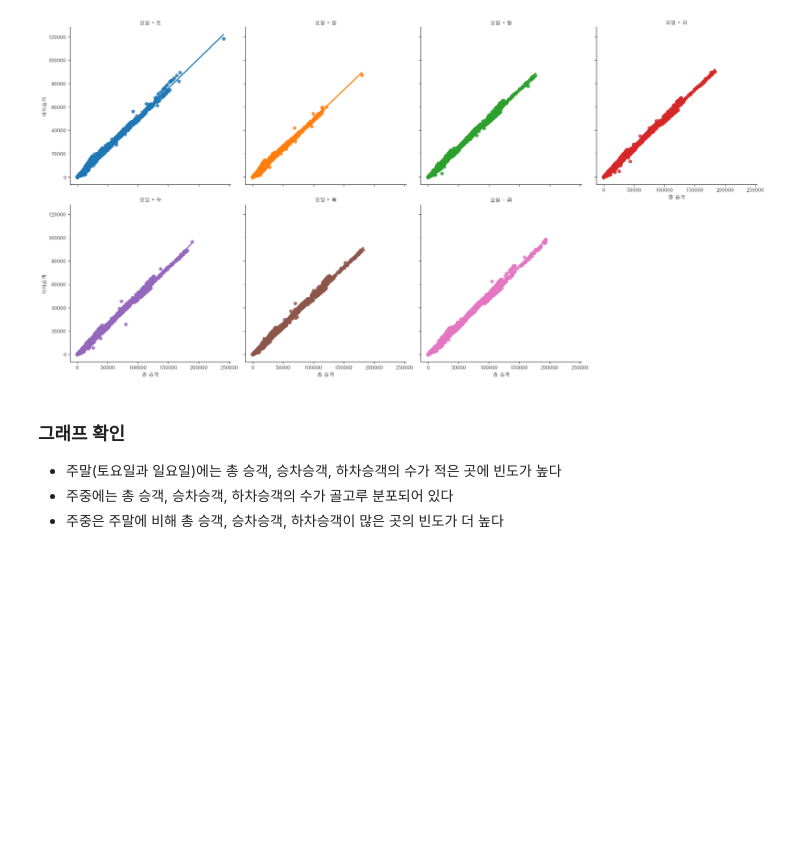
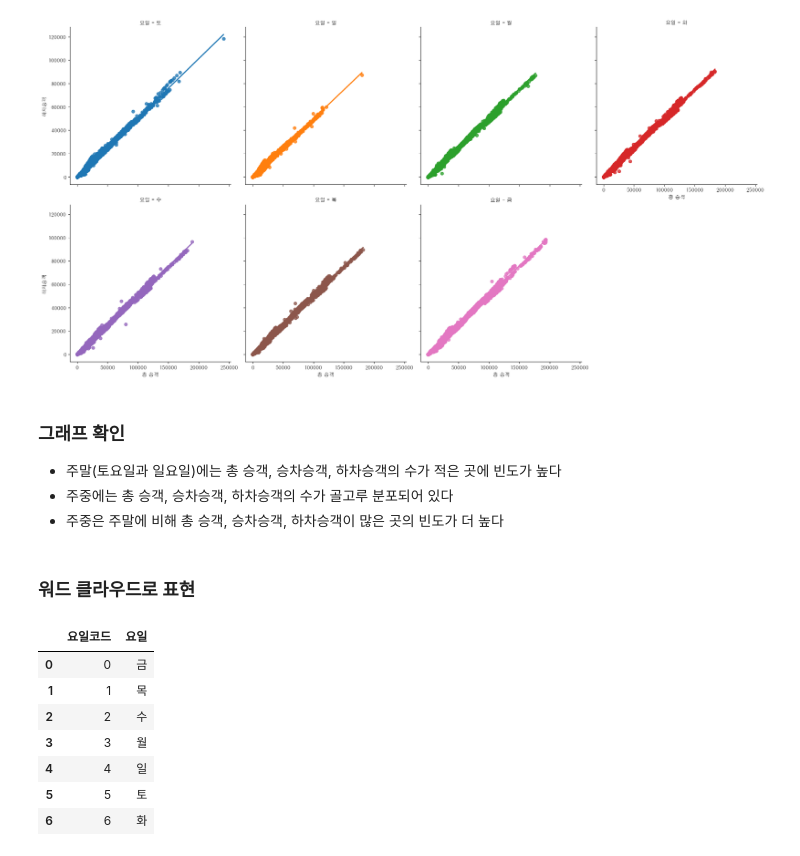
Before and after one commit to woorain20/2022-rainy, a Jupyter notebook: python/Quest/요일별 분석.ipynb, the cells around one changed output. Cells and saved outputs as stored; diff of their text form; code cells hidden in the pictures; blank space fills up the shorter version.

```diff
--- a/python/Quest/요일별 분석.ipynb
+++ b/python/Quest/요일별 분석.ipynb
@@ -167,3 +171,18 @@ sns.lmplot(data=df9, x="총 승객", y="하차승객", hue="요일", col="요일
  - 주말(토요일과 일요일)에는 총 승객, 승차승객, 하차승객의 수가 적은 곳에 빈도가 높다
  - 주중에는 총 승객, 승차승객, 하차승객의 수가 골고루 분포되어 있다
  - 주중은 주말에 비해 총 승객, 승차승객, 하차승객이 많은 곳의 빈도가 더 높다
+# %% [markdown]
+### 워드 클라우드로 표현
+# %%
+week_name = np.sort(df9.요일.unique())
+week_code = pd.DataFrame(list(enumerate(week_name)), columns=['요일코드','요일'])
+week_code
+# %% [output]
+|  | 요일코드 | 요일 |
+| 0 | 0 | 금 |
+| 1 | 1 | 목 |
+| 2 | 2 | 수 |
+| 3 | 3 | 월 |
+| 4 | 4 | 일 |
+| 5 | 5 | 토 |
+| 6 | 6 | 화 |
```
Also changed, not shown: parts of 5 cells of this notebook, 3 other files.
